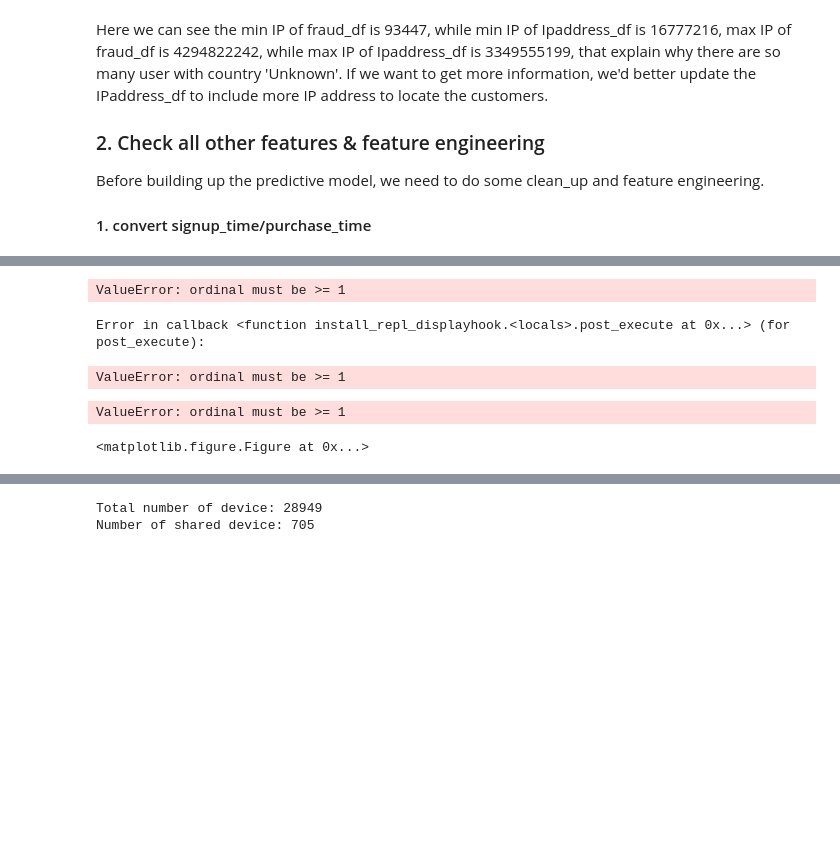
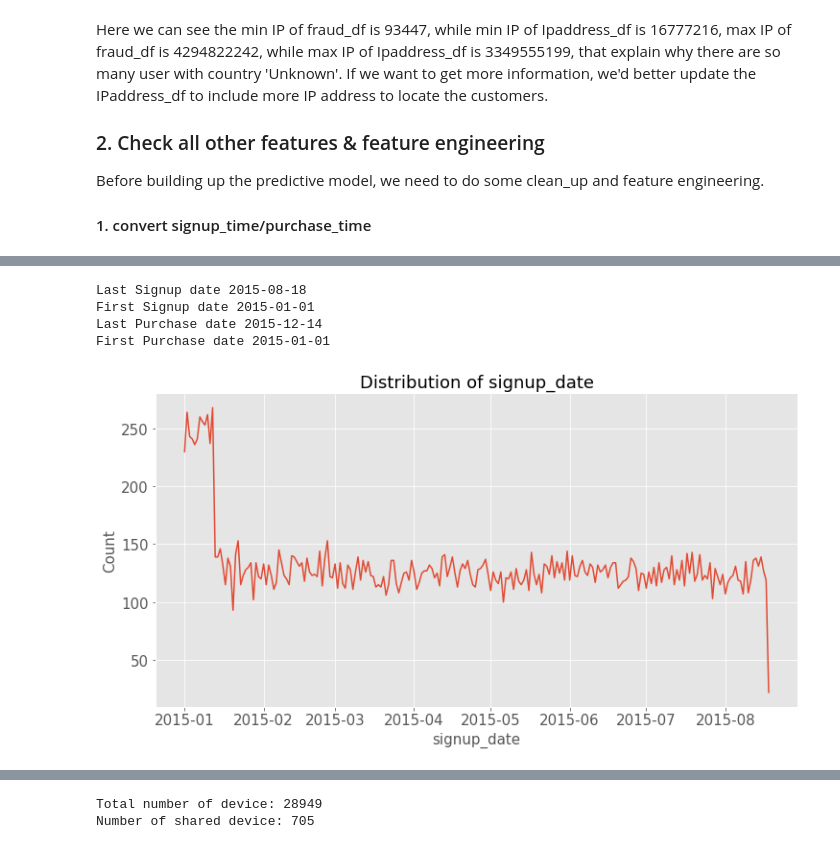
Before and after one commit to joyceft/TakeHomeDataChallenge, a Jupyter notebook: TakeHomeDataChallenge_Fraud.ipynb, the cells around one changed output, grey strips where cells are left out. Cells and saved outputs as stored; diff of their text form; code cells hidden in the pictures; blank space fills up the shorter version.

```diff
--- a/TakeHomeDataChallenge_Fraud.ipynb
+++ b/TakeHomeDataChallenge_Fraud.ipynb
@@ -259,2 +242,13 @@ fraud_df.sample(6)
+# %%
+#check the min/max range of date
+print('Last Signup date', fraud_df.signup_date.max())
+print('First Signup date', fraud_df.signup_date.min())
+print('Last Purchase date', fraud_df.purchase_date.max())
+print('First Purchase date', fraud_df.purchase_date.min())
+# %% [output]
+Last Signup date 2015-08-18
+First Signup date 2015-01-01
+Last Purchase date 2015-12-14
+First Purchase date 2015-01-01
 # %%
 #check the interval of signup and purchase, if the interval is extremely small/large, that's suspicious
@@ -262,9 +256,19 @@ fraud_df['interval_sp'] = (fraud_df.purchase_date - fraud_df.signup_date)
+# %%
+#plot_bar function
+def get_line_plot_simply(xlabel, df):
+    fig = plt.figure(figsize = (12,6))
+    ax = fig.add_subplot(111)
+    title = "Distribution of " + xlabel
+    plt.title(title, fontsize = 18)
+    plt.xlabel(xlabel, fontsize = 15)
+    plt.ylabel('Count', fontsize = 15)
+    vc = df[xlabel].value_counts(dropna = False)
+    vcsum = vc.sum()
+    vc.plot(kind = 'line', ax = ax)
+    plt.xticks(fontsize=15)
+    plt.yticks(fontsize = 15)
 # %%
 #plot simply
-fraud_df.groupby('signup_date').plot(kind = 'bar')
+get_line_plot_simply('signup_date', fraud_df)
 # %% [output]
-ValueError: ordinal must be >= 1
-Error in callback <function install_repl_displayhook.<locals>.post_execute at 0x...> (for post_execute):
-ValueError: ordinal must be >= 1
-ValueError: ordinal must be >= 1
-<matplotlib.figure.Figure at 0x...>
+[figure, added]
```
Also changed, not shown: parts of 43 cells of this notebook.
